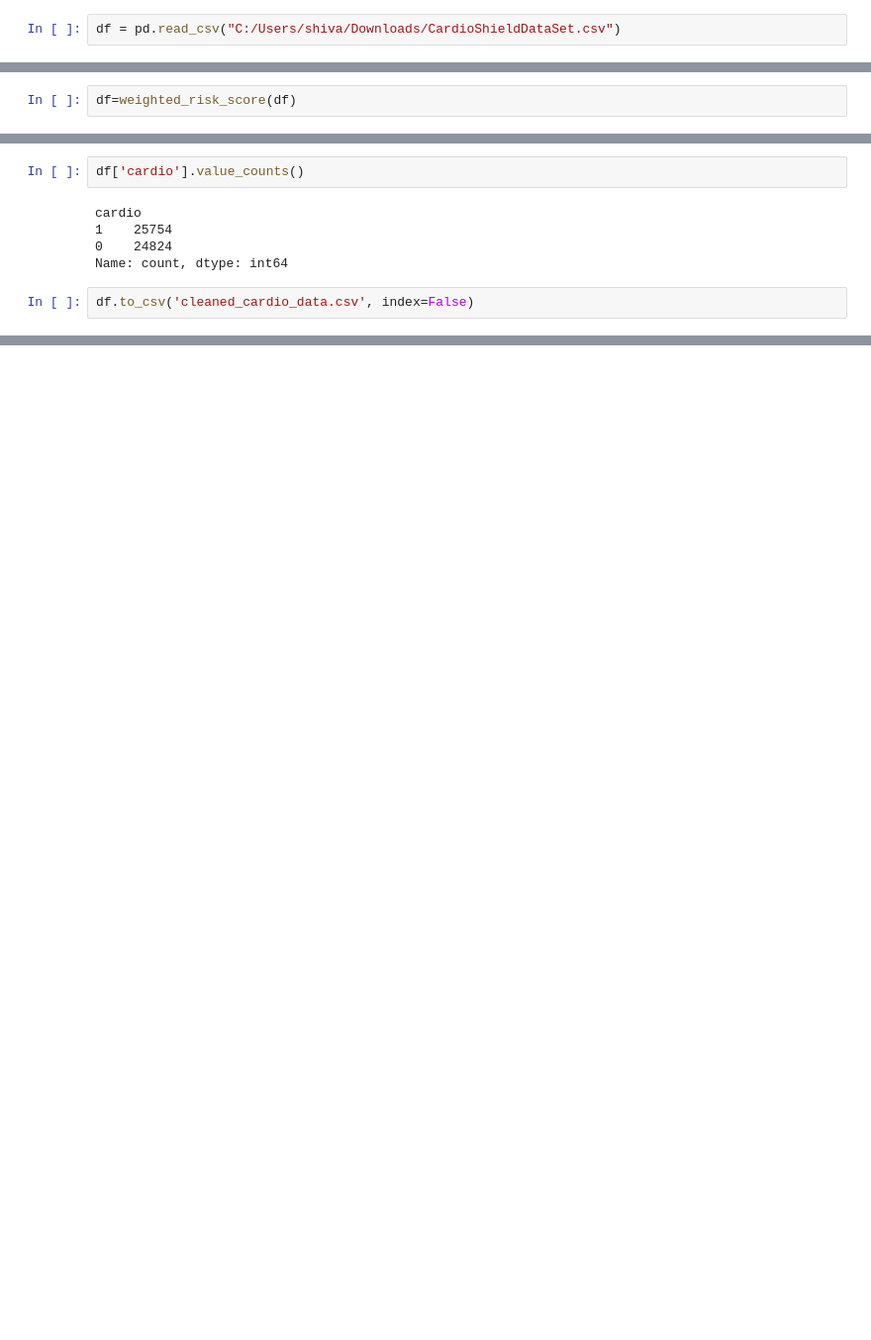
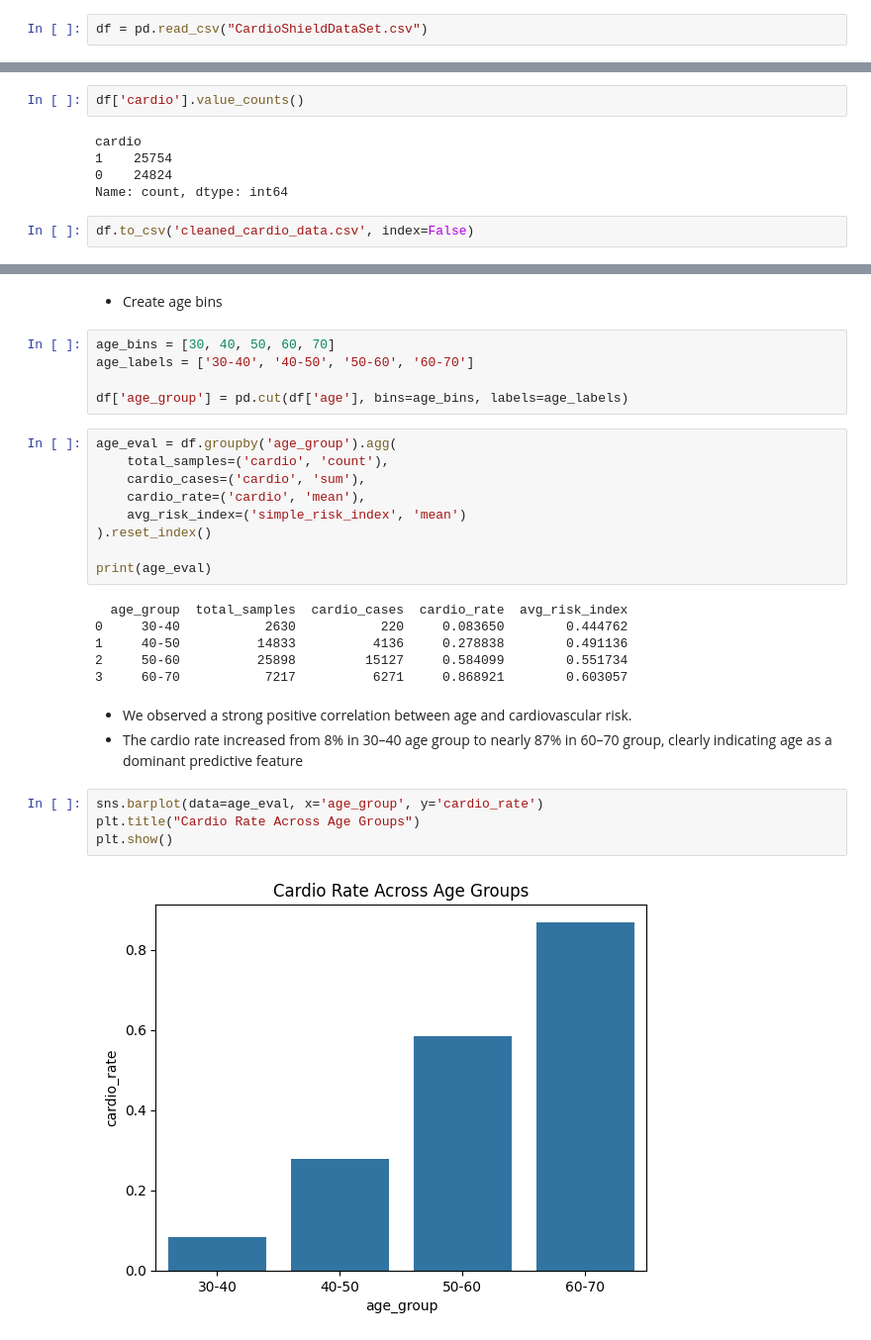
Before and after one commit to shivansh-dhakad/NAVKALPANA-RICR-NK-0046, a Jupyter notebook: model/data_preprocessing.ipynb, the cells around one changed output, grey strips where cells are left out. Shown at 99% size. Cells and saved outputs as stored; diff of their text form; blank space fills up the shorter version.

```diff
--- a/model/data_preprocessing.ipynb
+++ b/model/data_preprocessing.ipynb
@@ -8,7 +11,7 @@ import seaborn as sns
 # %% [markdown]
 - load data
 # %%
-df = pd.read_csv("C:/Users/shiva/Downloads/CardioShieldDataSet.csv")
+df = pd.read_csv("CardioShieldDataSet.csv")
 # %% [markdown]
 - data analysis
 # %%
@@ -583,5 +586,3 @@ cardio
 0    33795
 1    31792
 Name: count, dtype: int64
-# %%
-df=weighted_risk_score(df)
@@ -649,0 +671,31 @@ df.to_csv('cleaned_cardio_data.csv', index=False)
+# %% [markdown]
+- Create age bins
+# %%
+age_bins = [30, 40, 50, 60, 70]
+age_labels = ['30-40', '40-50', '50-60', '60-70']
+
+df['age_group'] = pd.cut(df['age'], bins=age_bins, labels=age_labels)
+# %%
+age_eval = df.groupby('age_group').agg(
+    total_samples=('cardio', 'count'),
+    cardio_cases=('cardio', 'sum'),
+    cardio_rate=('cardio', 'mean'),
+    avg_risk_index=('simple_risk_index', 'mean')
+).reset_index()
+
+print(age_eval)
+# %% [output]
+  age_group  total_samples  cardio_cases  cardio_rate  avg_risk_index
+0     30-40           2630           220     0.083650        0.444762
+1     40-50          14833          4136     0.278838        0.491136
+2     50-60          25898         15127     0.584099        0.551734
+3     60-70           7217          6271     0.868921        0.603057
+# %% [markdown]
+- We observed a strong positive correlation between age and cardiovascular risk.
+- The cardio rate increased from 8% in 30–40 age group to nearly 87% in 60–70 group, clearly indicating age as a dominant predictive feature
+# %%
+sns.barplot(data=age_eval, x='age_group', y='cardio_rate')
+plt.title("Cardio Rate Across Age Groups")
+plt.show()
+# %% [output]
+[figure, added]
```
Also changed, not shown: parts of 24 cells of this notebook.
